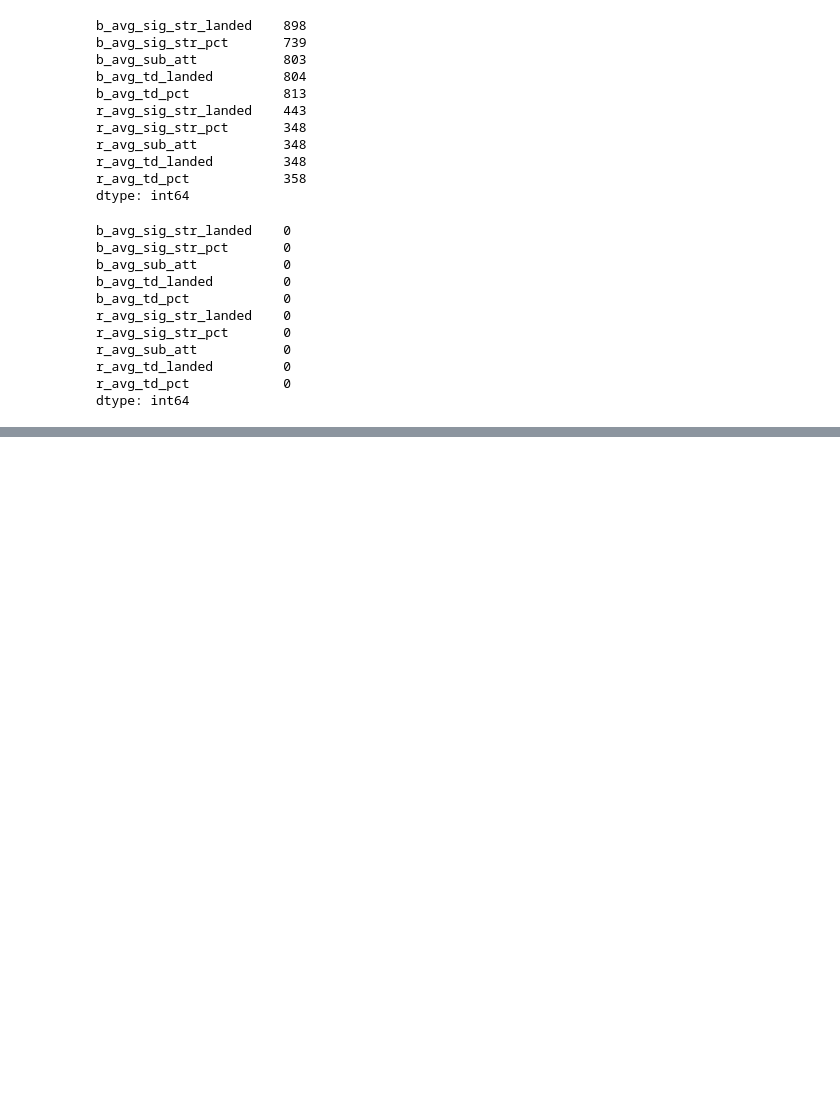
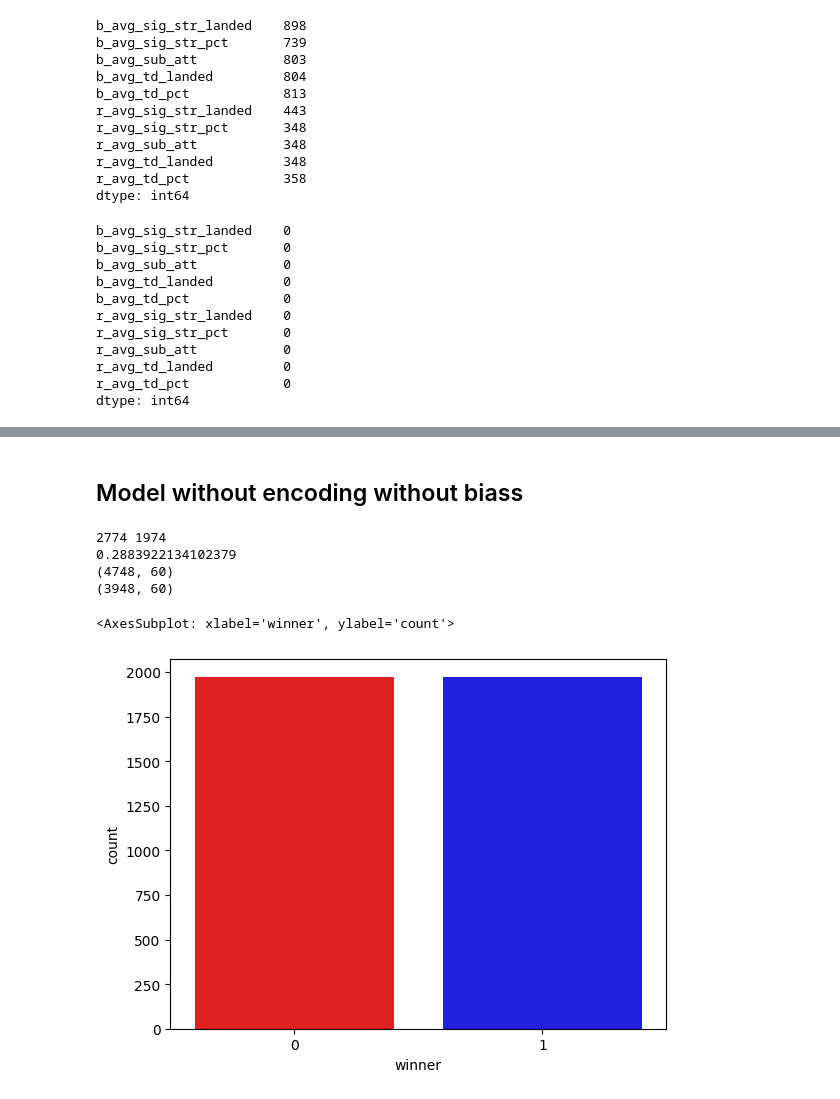
Before and after one commit to wilberquito/UFC-winner-predictor, a Jupyter notebook: lab/notebooks/ensemble.ipynb, the cells around one changed output, grey strips where cells are left out. Drawn from its saved outputs; the diff is of its cells as text; code cells hidden in the pictures; blank space fills up the shorter version.

```diff
--- a/lab/notebooks/ensemble.ipynb
+++ b/lab/notebooks/ensemble.ipynb
@@ -119,3 +128,10 @@ r_avg_sub_att           0
 r_avg_td_landed         0
 r_avg_td_pct            0
 dtype: int64
+# %%
+streaks = list(filter(lambda x : 'streak' in x, list(df.columns)))
+print(df[streaks].dtypes)
+df[streaks] = df[streaks].astype('int32')
+print(df[streaks].dtypes)
+
+df[streaks].isna().sum()
@@ -121,0 +234,30 @@ dtype: int64
+# %% [markdown]
+## Model without encoding without biass
+# %%
+noencoding = df.copy()
+
+n_red = len(noencoding[noencoding['winner'] == color_code['Red']])
+n_blue = len(noencoding[noencoding['winner'] == color_code['Blue']])
+
+print(n_red, n_blue)
+
+frac = abs(n_red - n_blue) / max(n_red, n_blue)
+target = color_code['Red'] if n_red > n_blue else color_code['Blue']
+
+
+print(frac)
+
+print(noencoding.shape)
+
+noencoding.drop(noencoding[noencoding['winner'] == target].sample(frac=frac, random_state=1).index, inplace=True)
+
+print(noencoding.shape)
+
+sns.countplot(x='winner', data=noencoding, palette=['r', 'b'])
+# %% [output]
+2774 1974
+0.2883922134102379
+(4748, 60)
+(3948, 60)
+<AxesSubplot: xlabel='winner', ylabel='count'>
+[figure, added]
```
Also changed, not shown: parts of 18 cells of this notebook, 3 other files.
